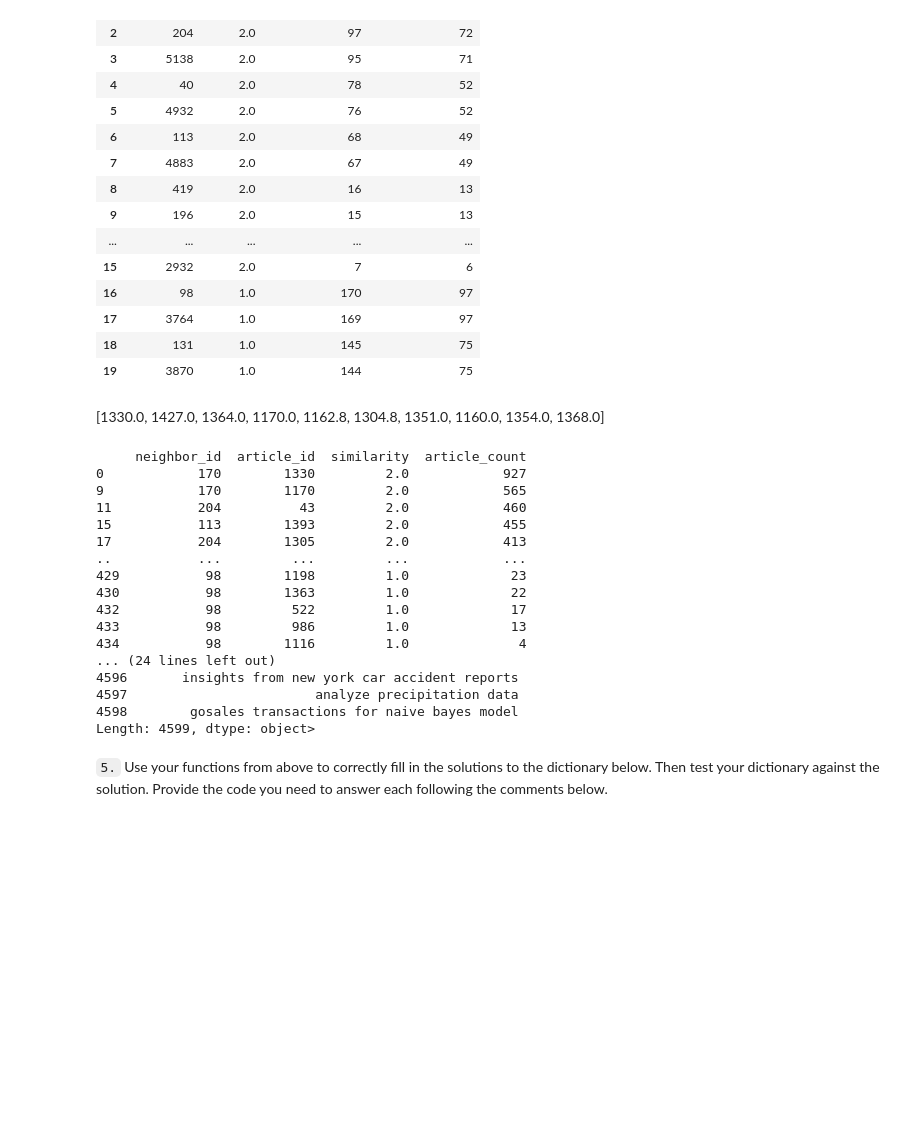
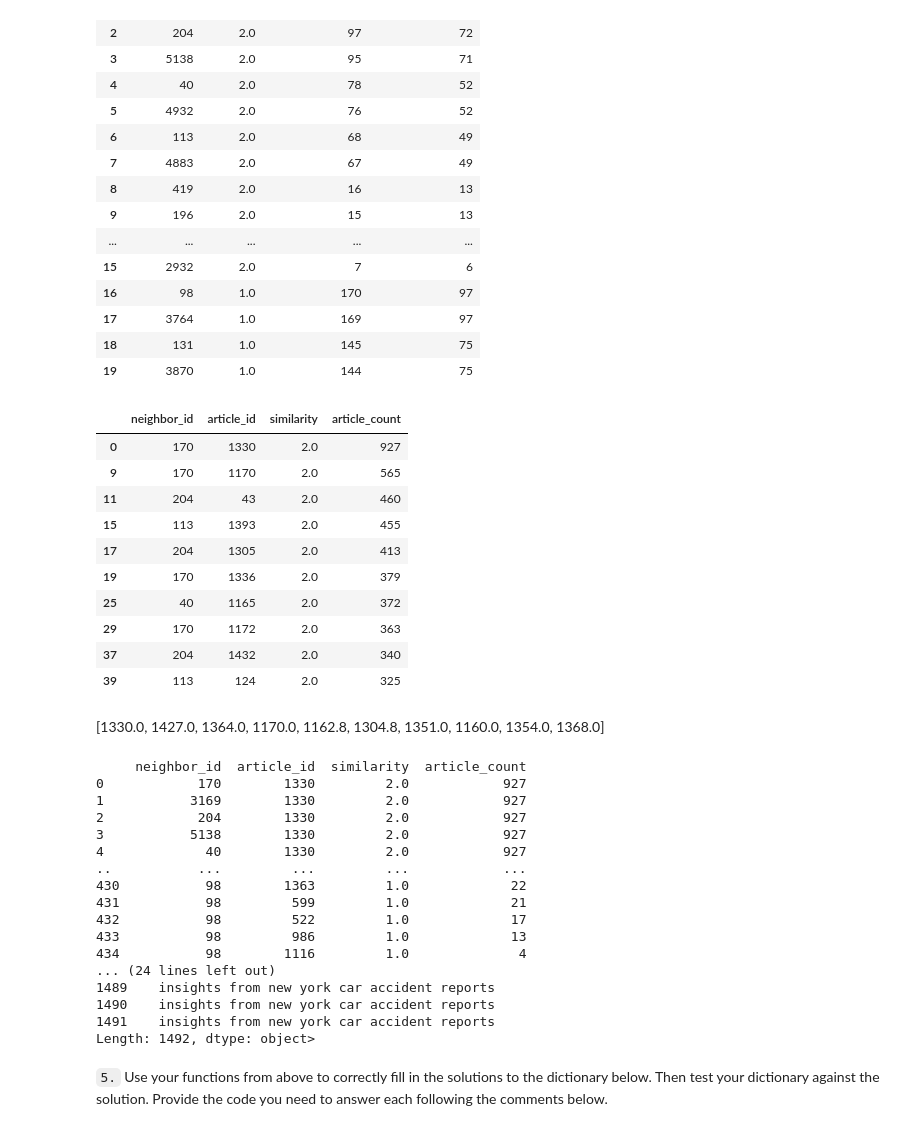
Before and after one commit to adduke/IBM-recommendation-engine, a Jupyter notebook: notebooks/Recommendations_with_IBM.ipynb, the cells around one changed output. Saved outputs shown, nothing was run; the diff lists cells and outputs as text; code cells hidden in the pictures; blank space fills up the shorter version.

```diff
--- a/notebooks/Recommendations_with_IBM.ipynb
+++ b/notebooks/Recommendations_with_IBM.ipynb
@@ -755,13 +755,27 @@ def user_user_recs_part2(user_id, m=10):
     df_rec.sort_values(by=['similarity', 'article_count'], ascending=[False, False], inplace=True)
     df_rec.reset_index(inplace=True, drop=True)
     df_rec.drop_duplicates(subset='article_id', inplace=True)
-    print(df_rec)
+    #print(df_rec)
     recs = df_rec['article_id'].head(m).tolist()
 
     recs = [str(float(r)) for r in recs]
     rec_names = get_article_names(recs)
 
-    return recs, rec_names
+    return recs, rec_names, df_rec
+# %%
+user_user_recs_part2(20)[2].head(10)
+# %% [output]
+|  | neighbor_id | article_id | similarity | article_count |
+| 0 | 170 | 1330 | 2.0 | 927 |
+| 9 | 170 | 1170 | 2.0 | 565 |
+| 11 | 204 | 43 | 2.0 | 460 |
+| 15 | 113 | 1393 | 2.0 | 455 |
+| 17 | 204 | 1305 | 2.0 | 413 |
+| 19 | 170 | 1336 | 2.0 | 379 |
+| 25 | 40 | 1165 | 2.0 | 372 |
+| 29 | 170 | 1172 | 2.0 | 363 |
+| 37 | 204 | 1432 | 2.0 | 340 |
+| 39 | 113 | 124 | 2.0 | 325 |
 # %% [markdown]
 [1330.0, 1427.0, 1364.0, 1170.0, 1162.8, 1304.8, 1351.0, 1160.0, 1354.0, 1368.0]
 # %%
@@ -775,21 +789,21 @@ print(pd.Series(rec_names).unique)
 # %% [output]
      neighbor_id  article_id  similarity  article_count
 0            170        1330         2.0            927
-9            170        1170         2.0            565
-11           204          43         2.0            460
-15           113        1393         2.0            455
-17           204        1305         2.0            413
+1           3169        1330         2.0            927
+2            204        1330         2.0            927
+3           5138        1330         2.0            927
+4             40        1330         2.0            927
 ..           ...         ...         ...            ...
-429           98        1198         1.0             23
 430           98        1363         1.0             22
+431           98         599         1.0             21
 432           98         522         1.0             17
 433           98         986         1.0             13
 434           98        1116         1.0              4
 ... (24 lines left out)
-4596       insights from new york car accident reports
-4597                        analyze precipitation data
-4598        gosales transactions for naive bayes model
-Length: 4599, dtype: object>
+1489    insights from new york car accident reports
+1490    insights from new york car accident reports
+1491    insights from new york car accident reports
+Length: 1492, dtype: object>
 # %%
 user_user_recs_part2(user_id=1)
 # %% [markdown]
```
